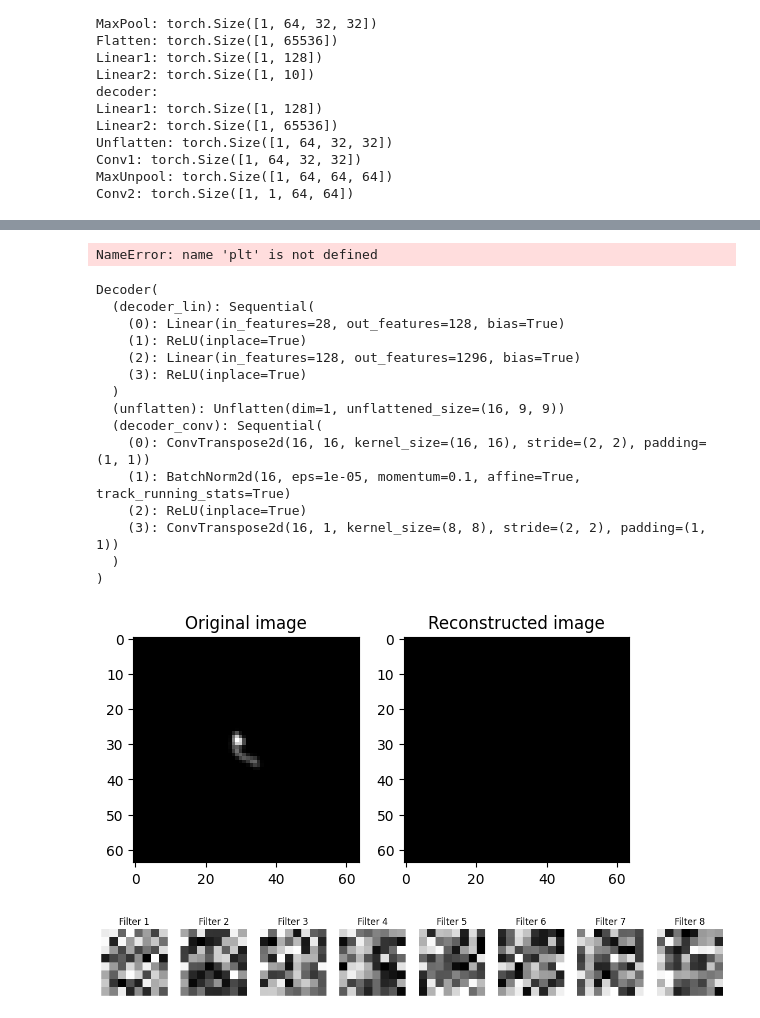
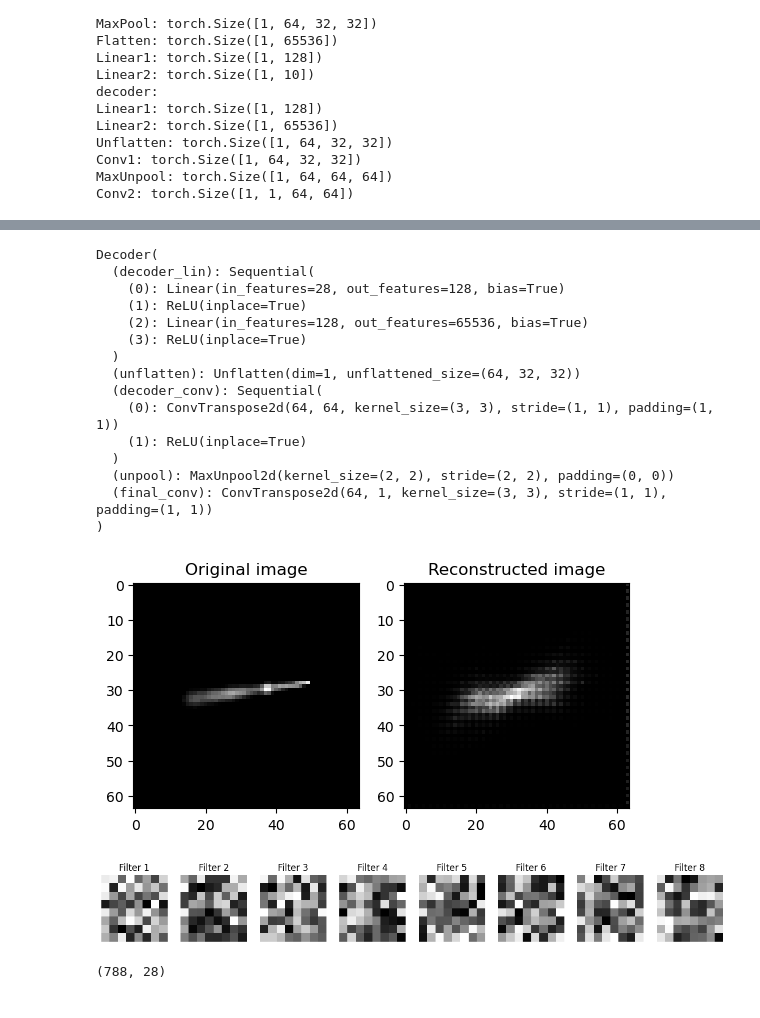
Before and after one commit to AsbjornPreuss/AppMLFinalProject, a Jupyter notebook: autoencoder_64x64_meta_smallconv.ipynb, the cells around one changed output, grey strips where cells are left out. Saved outputs shown, nothing was run; the diff lists cells and outputs as text; code cells hidden in the pictures.

```diff
--- a/autoencoder_64x64_meta_smallconv.ipynb
+++ b/autoencoder_64x64_meta_smallconv.ipynb
@@ -154,3 +146,6 @@ print(np.max(combined_array))
 # %%
 # fig, ax = plt.subplots()
 # ax.imshow(combined_array[3929,:,:], cmap='gray')
+# %%
+device = torch.device("cuda:0" if torch.cuda.is_available() else "cpu")
+device
@@ -187,7 +184,7 @@ class Var_Encoder(nn.Module):
         self.variational_var = nn.Linear(encoded_space_dim, encoded_space_dim)
 
     def reparameterization(self, mean, var):  # Stolen from MNIST example, device must be understood
-        epsilon = torch.randn_like(var).cpu()
+        epsilon = torch.randn_like(var)
         z = mean + var * epsilon
         return z
 
@@ -387,13 +384,13 @@ def loss_fn(recon_x, x, mean, log_var):
 
 # loss_fn = nn.MSELoss()
 
-lr = 0.01
+lr = 0.001
 torch.manual_seed(42)
 
 d = 28
-encoder = Var_Encoder(encoded_space_dim=d)
+encoder = Var_Encoder(encoded_space_dim=d).to(device)
 # var_encoder = Var_Encoder(encoded_space_dim=d)
-decoder = Decoder(encoded_space_dim=d)
+decoder = Decoder(encoded_space_dim=d).to(device)
 params_to_optimize = [
     {'params': encoder.parameters()},
     {'params': decoder.parameters()}
@@ -405,9 +402,11 @@ def train_epoch(encoder, decoder, dataloader, loss_fn, optimizer):
     encoder.train()
     decoder.train()
     train_loss = []
-    for image_batch in dataloader.dataset[0]:
+    dataset = dataloader.dataset[0].to(device)
+    for image_batch in dataset:
         #encoded_data = encoder(image_batch)
         # print('hi')
+        #image_batch = image_batch.to(device)
         encoded_data,mean,var, indices = encoder(image_batch) #VAE
         # print('hello')
         decoded_data = decoder(encoded_data, indices)
@@ -418,8 +417,9 @@ def train_epoch(encoder, decoder, dataloader, loss_fn, optimizer):
         optimizer.zero_grad()
         loss.backward()
         optimizer.step()
-        train_loss.append(loss.detach().cpu().numpy())
-    return np.mean(train_loss)
+        train_loss.append(loss)
+    mean_loss = torch.mean(torch.stack(train_loss))
+    return mean_loss#np.mean(train_loss)
 # %%
 def test_epoch(encoder, decoder, dataloader, loss_fn):
     encoder.eval()
@@ -476,7 +477,7 @@ fig, ax = plt.subplots()
 ax.set_yscale('log')
 # ax.set_xscale('log')
 ax.plot(diz_loss['train_loss'], label='train loss')
-# ax.plot(diz_loss['val_loss'], label='val loss')
+ax.plot(diz_loss['val_loss'], label='val loss')
 ax.legend()
 # ax.set_xlim(0, 50)
 
@@ -484,8 +485,6 @@ ax.legend()
 ax.set_xlabel('Epoch')
 ax.set_ylabel('Loss')
 fig.tight_layout()
-# %% [output]
-NameError: name 'plt' is not defined
 # %%
 encoder.eval()
 decoder.eval()
@@ -494,16 +493,16 @@ Decoder(
   (decoder_lin): Sequential(
     (0): Linear(in_features=28, out_features=128, bias=True)
     (1): ReLU(inplace=True)
-    (2): Linear(in_features=128, out_features=1296, bias=True)
+    (2): Linear(in_features=128, out_features=65536, bias=True)
     (3): ReLU(inplace=True)
   )
-  (unflatten): Unflatten(dim=1, unflattened_size=(16, 9, 9))
+  (unflatten): Unflatten(dim=1, unflattened_size=(64, 32, 32))
   (decoder_conv): Sequential(
-    (0): ConvTranspose2d(16, 16, kernel_size=(16, 16), stride=(2, 2), padding=(1, 1))
-    (1): BatchNorm2d(16, eps=1e-05, momentum=0.1, affine=True, track_running_stats=True)
-    (2): ReLU(inplace=True)
-    (3): ConvTranspose2d(16, 1, kernel_size=(8, 8), stride=(2, 2), padding=(1, 1))
+    (0): ConvTranspose2d(64, 64, kernel_size=(3, 3), stride=(1, 1), padding=(1, 1))
+    (1): ReLU(inplace=True)
   )
+  (unpool): MaxUnpool2d(kernel_size=(2, 2), stride=(2, 2), padding=(0, 0))
+  (final_conv): ConvTranspose2d(64, 1, kernel_size=(3, 3), stride=(1, 1), padding=(1, 1))
 )
 # %%
 # sumf = 0
@@ -517,18 +516,20 @@ Decoder(
 # print(sumf)
 # %%
 # evaluate model on radoom image
-img = test_dataset[0][3]
+inv_img = lambda img: scaler.inverse_transform(img.flatten().reshape(1,-1)).reshape((64,64))
+img = test_dataset[0][65]
 with torch.no_grad():
-    rec_img = decoder(encoder(img))
+    z, _,_,ind = encoder(img.to(device))
+    rec_img = decoder(z,ind).cpu()
     rec_img = rec_img.squeeze().numpy()
     img = img[:-4].squeeze().numpy().reshape(64,64)
     fig, ax = plt.subplots(1, 2)
-    ax[0].imshow(img, cmap='gray')
+    ax[0].imshow(inv_img(img), cmap='gray')
     ax[0].set_title('Original image')
-    ax[1].imshow(rec_img, cmap='gray')
+    ax[1].imshow(inv_img(rec_img), cmap='gray')
     ax[1].set_title('Reconstructed image')
 # %% [output]
-[figure, old version]
+[figure, new version]
 # %%
 save = False
 if save:
@@ -578,0 +578,10 @@ plot_initial_convolutions(encoder)
+# %%
+latent_coords = np.empty((test_dataset[0].shape[0],d))
+for i,img in enumerate(test_dataset[0]):
+    img = img.to(device)
+
+    z,*_ = encoder(img)
+    latent_coords[i] = z.cpu().detach().numpy()
+print(latent_coords.shape)
+# %% [output]
+(788, 28)
```
Also changed, not shown: parts of 12 cells of this notebook.
